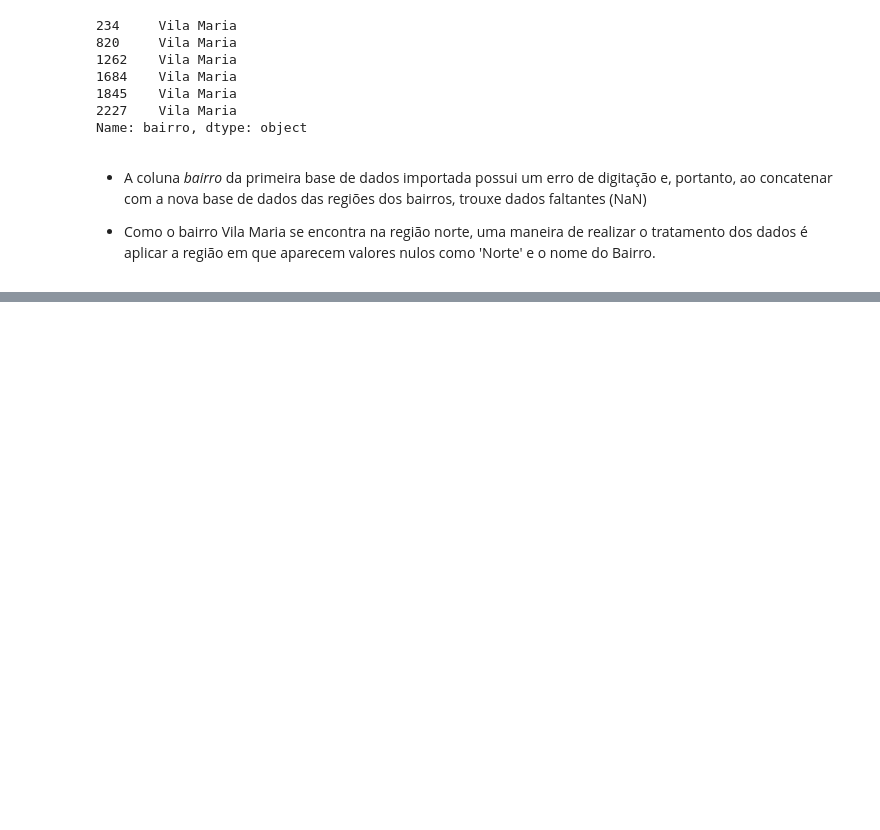
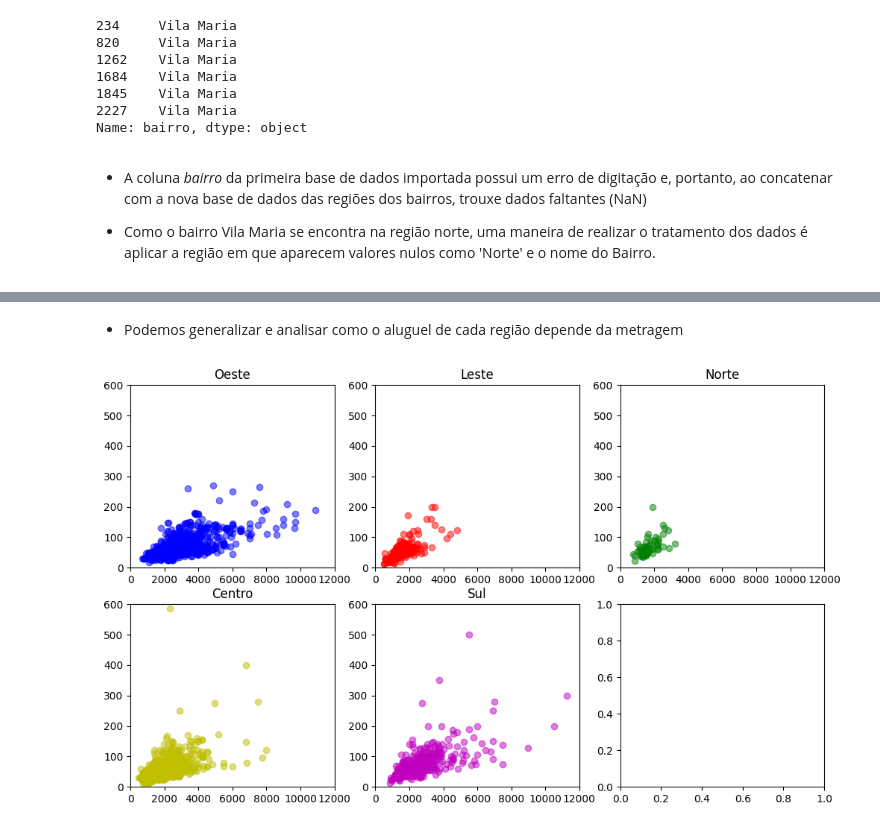
Before and after one commit to Marinopl/Predicao_Aluguel_MachineLearning, a Jupyter notebook: main.ipynb, the cells around one changed output, grey strips where cells are left out. Drawn from its saved outputs; the diff is of its cells as text; code cells hidden in the pictures; blank space fills up the shorter version.

```diff
--- a/main.ipynb
+++ b/main.ipynb
@@ -456,0 +481,33 @@ base2.loc[base2.Região == 'Vila Maria']
+# %% [markdown]
+* Podemos generalizar e analisar como o aluguel de cada região depende da metragem
+# %%
+# Para cada região, um gráfico de dispersão aluguel x metragem
+fig, ax = plt.subplots(ncols=3,nrows=2,figsize=(12,7))
+
+oeste = base2[base2.Região == 'Oeste']
+leste = base2[base2.Região == 'Leste']
+norte = base2[base2.Região == 'Norte']
+centro = base2[base2.Região == 'Centro']
+sul = base2[base2.Região == 'Sul']
+
+ax[0,0].scatter(oeste.aluguel, oeste.metragem, c='b',alpha=0.5,label='Oeste')
+ax[0,1].scatter(leste.aluguel, leste.metragem, c='r',alpha=0.5,label='Leste')
+ax[0,2].scatter(norte.aluguel, norte.metragem, c='g',alpha=0.5,label='Norte')
+ax[1,0].scatter(centro.aluguel, centro.metragem, c='y',alpha=0.5,label='Centro')
+ax[1,1].scatter(sul.aluguel, sul.metragem, c='m',alpha=0.5,label='Sul')
+
+ax[0,0].set(xlim=(0, 12000),ylim=(0, 600))
+ax[0,1].set(xlim=(0, 12000),ylim=(0, 600))
+ax[0,2].set(xlim=(0, 12000),ylim=(0, 600))
+ax[1,0].set(xlim=(0, 12000),ylim=(0, 600))
+ax[1,1].set(xlim=(0, 12000),ylim=(0, 600))
+
+ax[0,0].set_title('Oeste')
+ax[0,1].set_title('Leste')
+ax[0,2].set_title('Norte')
+ax[1,0].set_title('Centro')
+ax[1,1].set_title('Sul')
+
+plt.show()
+# %% [output]
+[figure, added]
```
Also changed, not shown: parts of 82 cells of this notebook, 1 other file.
